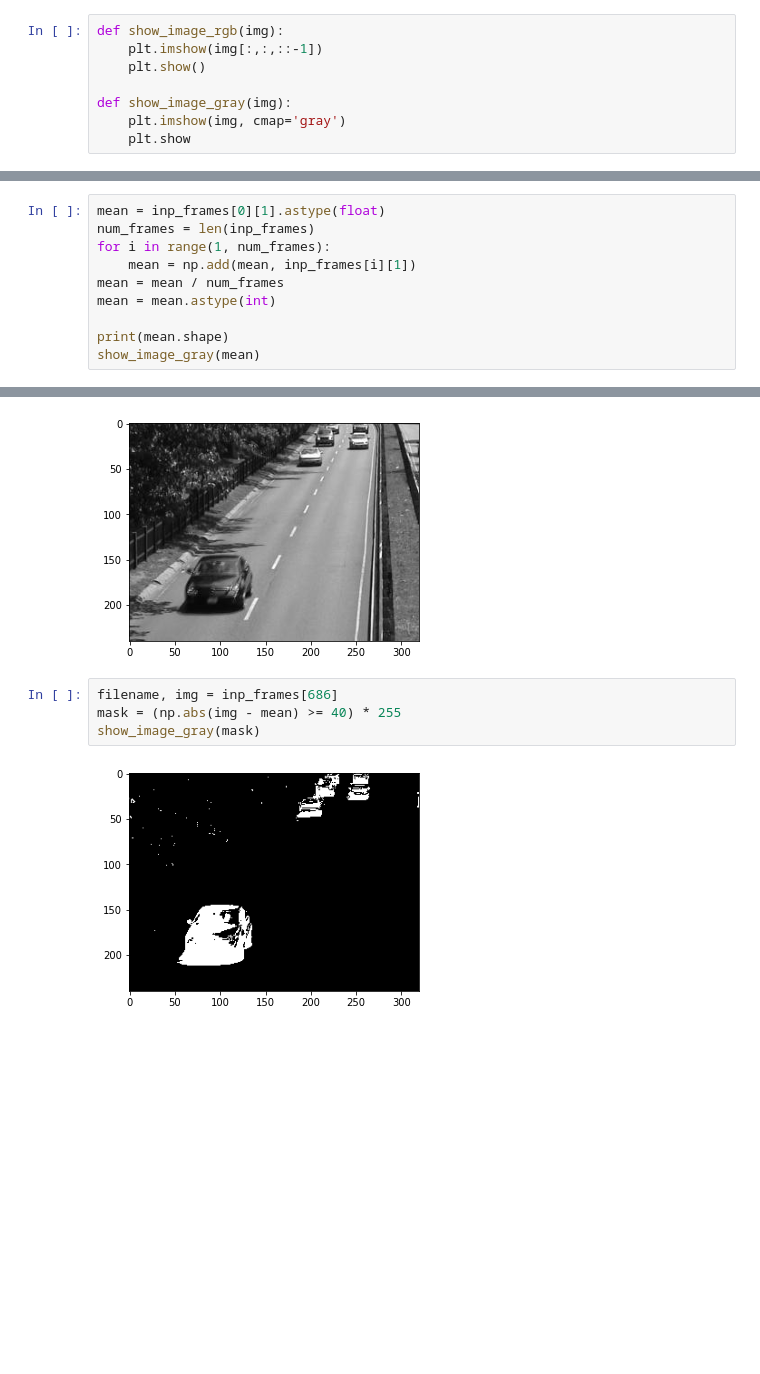
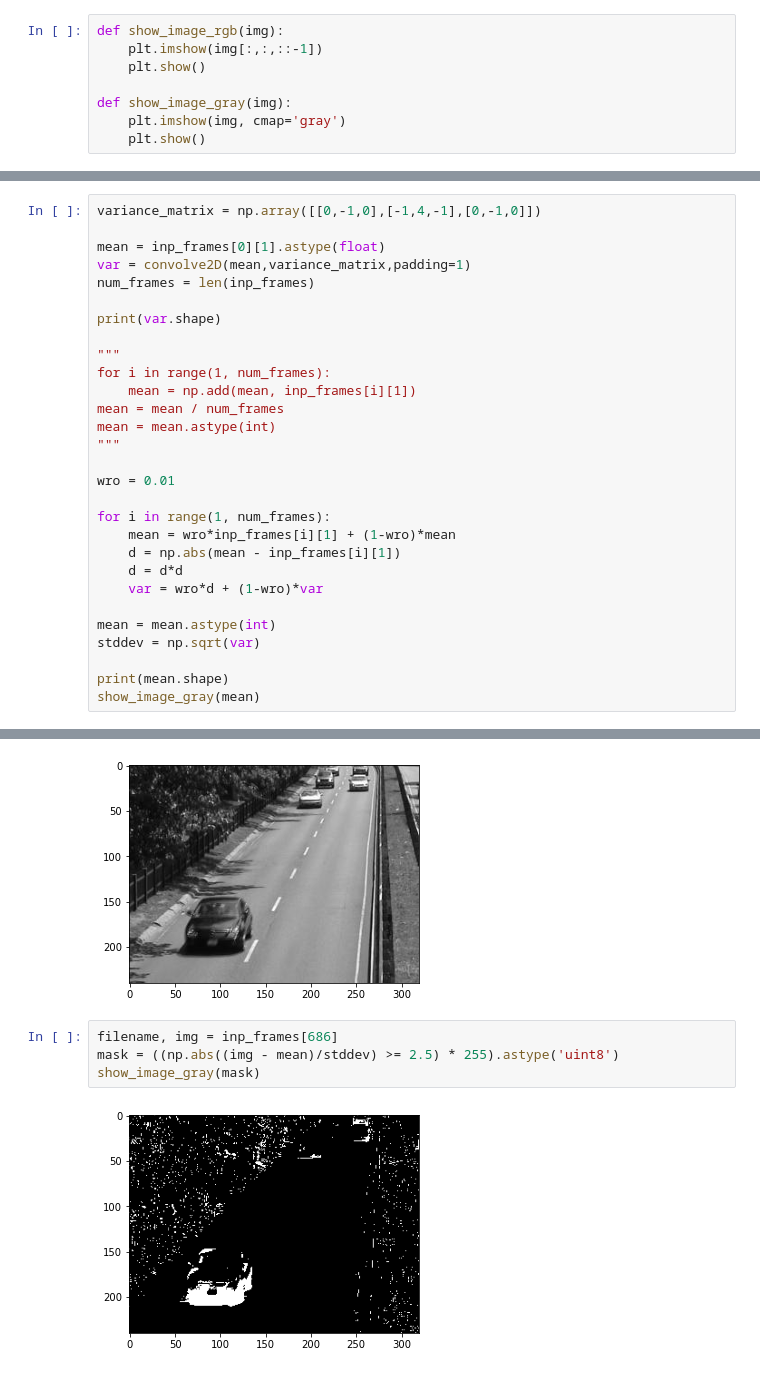
Before and after one commit to chiragmohapatra/BackgroundSubtraction, a Jupyter notebook: main.ipynb, the cells around one changed output, grey strips where cells are left out. Drawn from its saved outputs; the diff is of its cells as text; blank space fills up the shorter version.

```diff
--- a/main.ipynb
+++ b/main.ipynb
@@ -136,4 +136,4 @@ def show_image_rgb(img):
 
 def show_image_gray(img):
     plt.imshow(img, cmap='gray')
-    plt.show
+    plt.show()
@@ -140,10 +182,29 @@ def show_image_gray(img):
 # %%
+variance_matrix = np.array([[0,-1,0],[-1,4,-1],[0,-1,0]])
+
 mean = inp_frames[0][1].astype(float)
+var = convolve2D(mean,variance_matrix,padding=1)
 num_frames = len(inp_frames)
+
+print(var.shape)
+
+"""
 for i in range(1, num_frames):
     mean = np.add(mean, inp_frames[i][1])
 mean = mean / num_frames
 mean = mean.astype(int)
+"""
+
+wro = 0.01
+
+for i in range(1, num_frames):
+    mean = wro*inp_frames[i][1] + (1-wro)*mean
+    d = np.abs(mean - inp_frames[i][1])
+    d = d*d
+    var = wro*d + (1-wro)*var
+
+mean = mean.astype(int)
+stddev = np.sqrt(var)
 
 print(mean.shape)
 show_image_gray(mean)
@@ -159,8 +221,8 @@ in000687.jpg
 [figure]
 # %%
 filename, img = inp_frames[686]
-mask = (np.abs(img - mean) >= 40) * 255
+mask = ((np.abs((img - mean)/stddev) >= 2.5) * 255).astype('uint8')
 show_image_gray(mask)
 # %% [output]
-[figure, old version]
+[figure, new version]
 # %%
```
Also changed, not shown: parts of 4 cells of this notebook.
